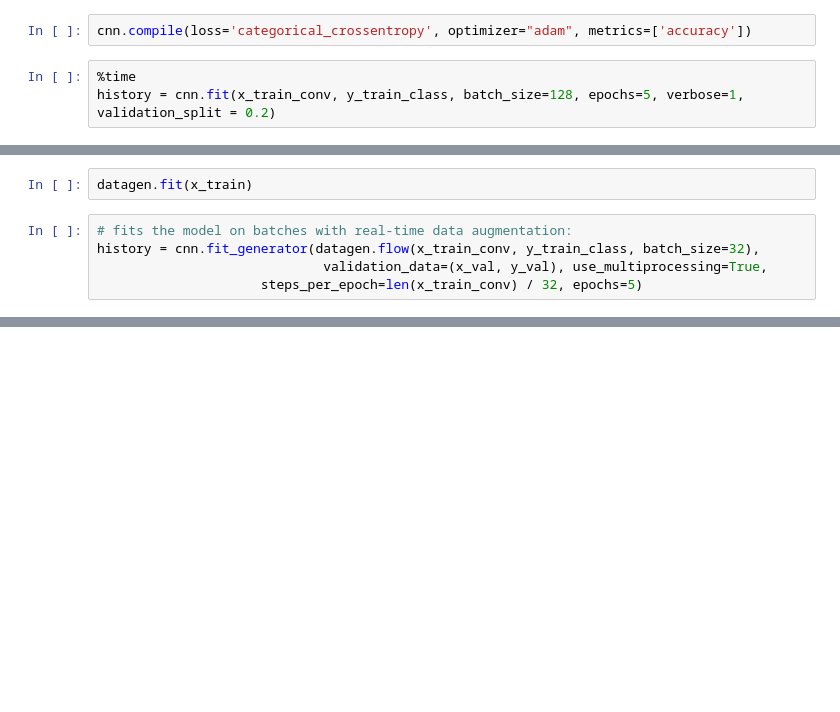
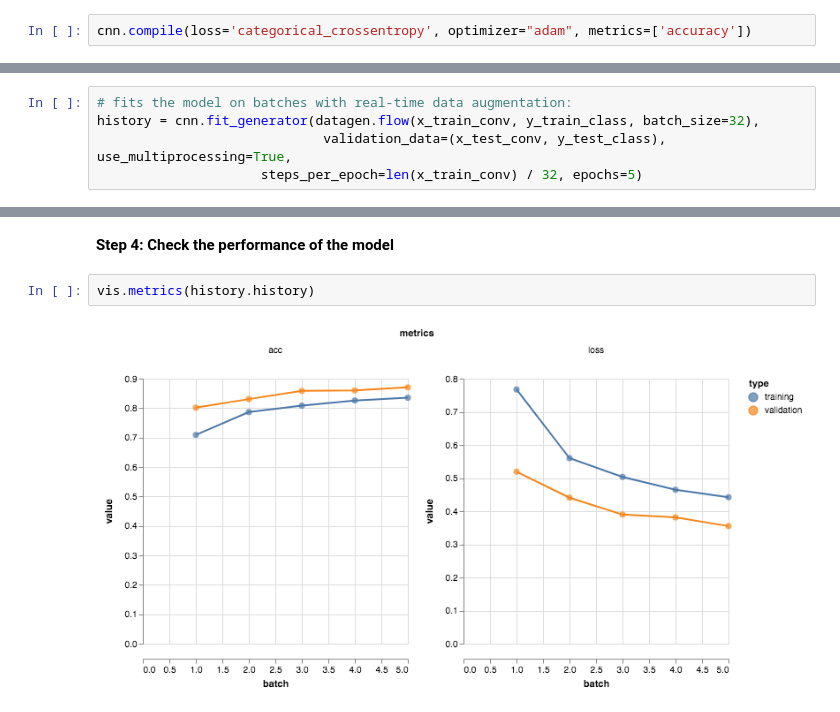
Before and after one commit to amitkaps/deep-learning, a Jupyter notebook: 006-Data-Augmentation-Fashion.ipynb, the cells around one changed output, grey strips where cells are left out. Drawn from its saved outputs; the diff is of its cells as text; blank space fills up the shorter version.

```diff
--- a/006-Data-Augmentation-Fashion.ipynb
+++ b/006-Data-Augmentation-Fashion.ipynb
@@ -78,5 +119,2 @@ _________________________________________________________________
 # %%
 cnn.compile(loss='categorical_crossentropy', optimizer="adam", metrics=['accuracy'])
-# %%
-%time
-history = cnn.fit(x_train_conv, y_train_class, batch_size=128, epochs=5, verbose=1, validation_split = 0.2)
@@ -149,7 +120,0 @@ datagen = ImageDataGenerator(
-# %%
-datagen.fit(x_train)
-# %%
-# fits the model on batches with real-time data augmentation:
-history = cnn.fit_generator(datagen.flow(x_train_conv, y_train_class, batch_size=32),
-                             validation_data=(x_val, y_val), use_multiprocessing=True,
-                     steps_per_epoch=len(x_train_conv) / 32, epochs=5)
@@ -290,0 +121,5 @@ Test accuracy: 0.8301
+# %%
+# fits the model on batches with real-time data augmentation:
+history = cnn.fit_generator(datagen.flow(x_train_conv, y_train_class, batch_size=32),
+                             validation_data=(x_test_conv, y_test_class), use_multiprocessing=True,
+                     steps_per_epoch=len(x_train_conv) / 32, epochs=5)
@@ -290,0 +137,6 @@ Test accuracy: 0.8301
+# %% [markdown]
+**Step 4: Check the performance of the model**
+# %%
+vis.metrics(history.history)
+# %% [output]
+[figure, added]
```
Also changed, not shown: parts of 63 cells of this notebook, 1 other file.
